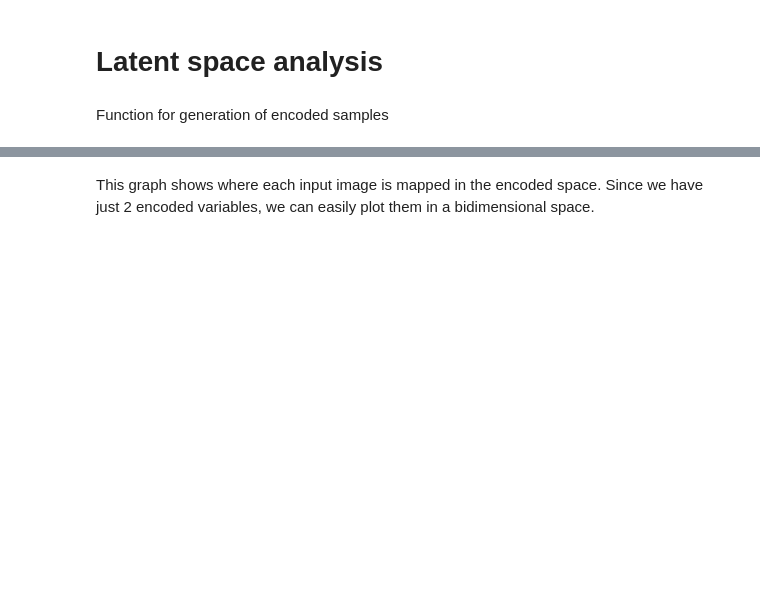
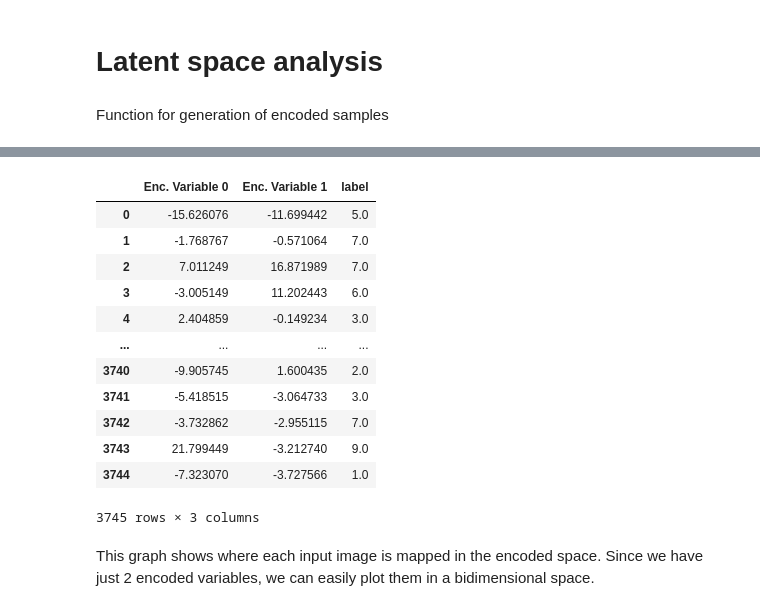
Before and after one commit to DanieleFoscarin/NNDL_hw2, a Jupyter notebook: nndl_2020__homework_2.ipynb, the cells around one changed output, grey strips where cells are left out. Drawn from its saved outputs; the diff is of its cells as text; code cells hidden in the pictures; blank space fills up the shorter version.

```diff
--- a/nndl_2020__homework_2.ipynb
+++ b/nndl_2020__homework_2.ipynb
@@ -633,3 +620,19 @@ encoded_samples
+# %%
+encoded_samples_reduced
+# %% [output]
+|  | Enc. Variable 0 | Enc. Variable 1 | label |
+| 0 | -15.626076 | -11.699442 | 5.0 |
+| 1 | -1.768767 | -0.571064 | 7.0 |
+| 2 | 7.011249 | 16.871989 | 7.0 |
+| 3 | -3.005149 | 11.202443 | 6.0 |
+| 4 | 2.404859 | -0.149234 | 3.0 |
+| ... | ... | ... | ... |
+| 3740 | -9.905745 | 1.600435 | 2.0 |
+| 3741 | -5.418515 | -3.064733 | 3.0 |
+| 3742 | -3.732862 | -2.955115 | 7.0 |
+| 3743 | 21.799449 | -3.212740 | 9.0 |
+| 3744 | -7.323070 | -3.727566 | 1.0 |
+3745 rows × 3 columns
 # %% [markdown]
 This graph shows where each input image is mapped in the encoded space. Since we have just 2 encoded variables, we can easily plot them in a bidimensional space.
 # %%
```
Also changed, not shown: parts of 11 cells of this notebook.
